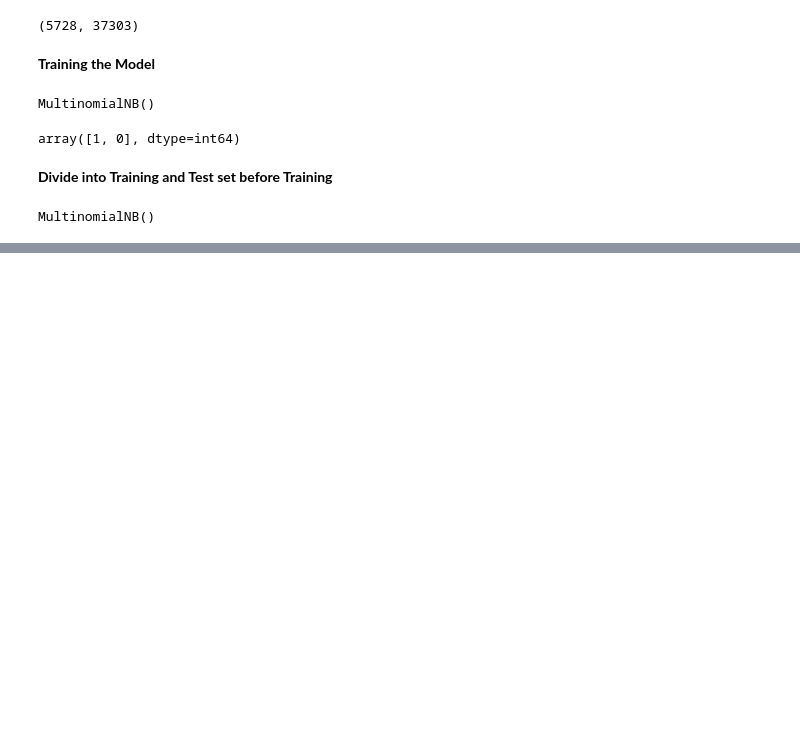
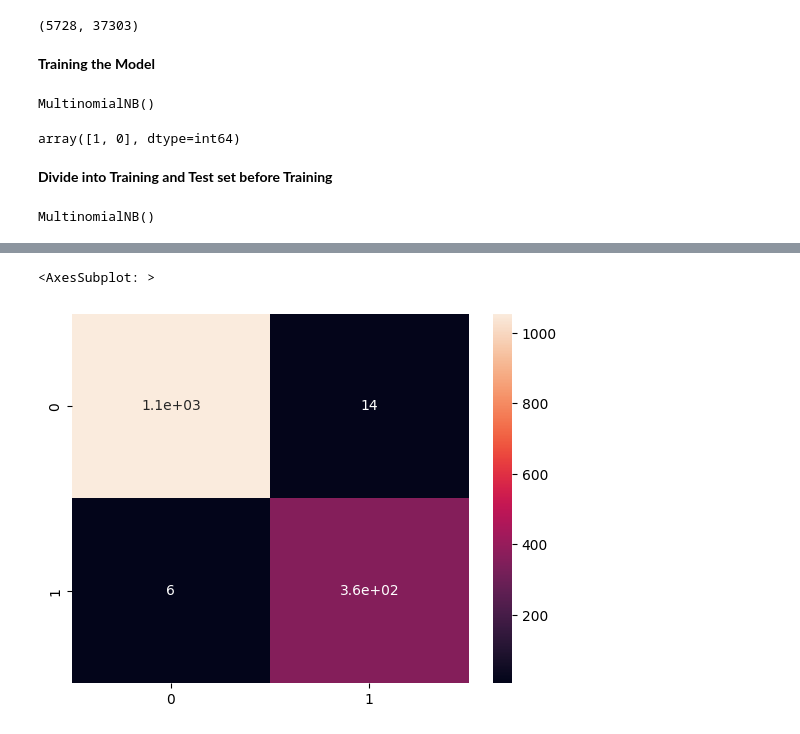
Before and after one commit to Devansh-Gupta-Official/sms-spam-filter, a Jupyter notebook: spam_filter.ipynb, the cells around one changed output, grey strips where cells are left out. Drawn from its saved outputs; the diff is of its cells as text; code cells hidden in the pictures; blank space fills up the shorter version.

```diff
--- a/spam_filter.ipynb
+++ b/spam_filter.ipynb
@@ -205,0 +228,7 @@ MultinomialNB()
+# %%
+y_predict_test = classifier.predict(X_test)
+cm_test = confusion_matrix(y_test,y_predict_test)
+sns.heatmap(cm_test,annot=True)
+# %% [output]
+<AxesSubplot: >
+[figure, added]
```
Also changed, not shown: parts of 8 cells of this notebook.
